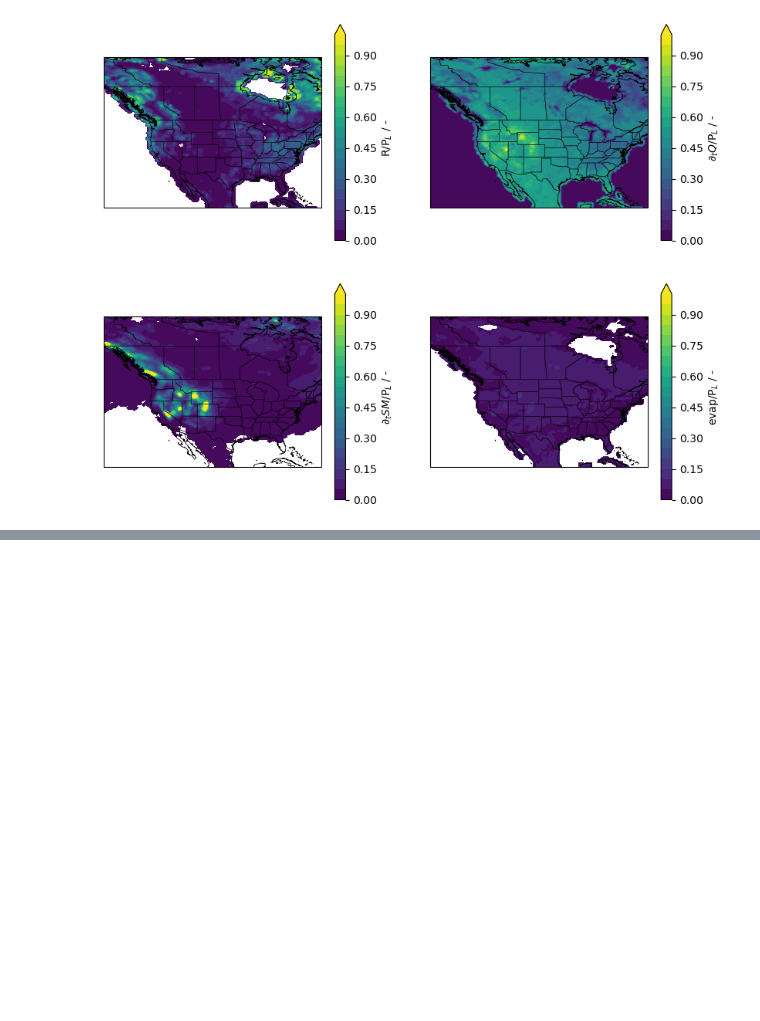
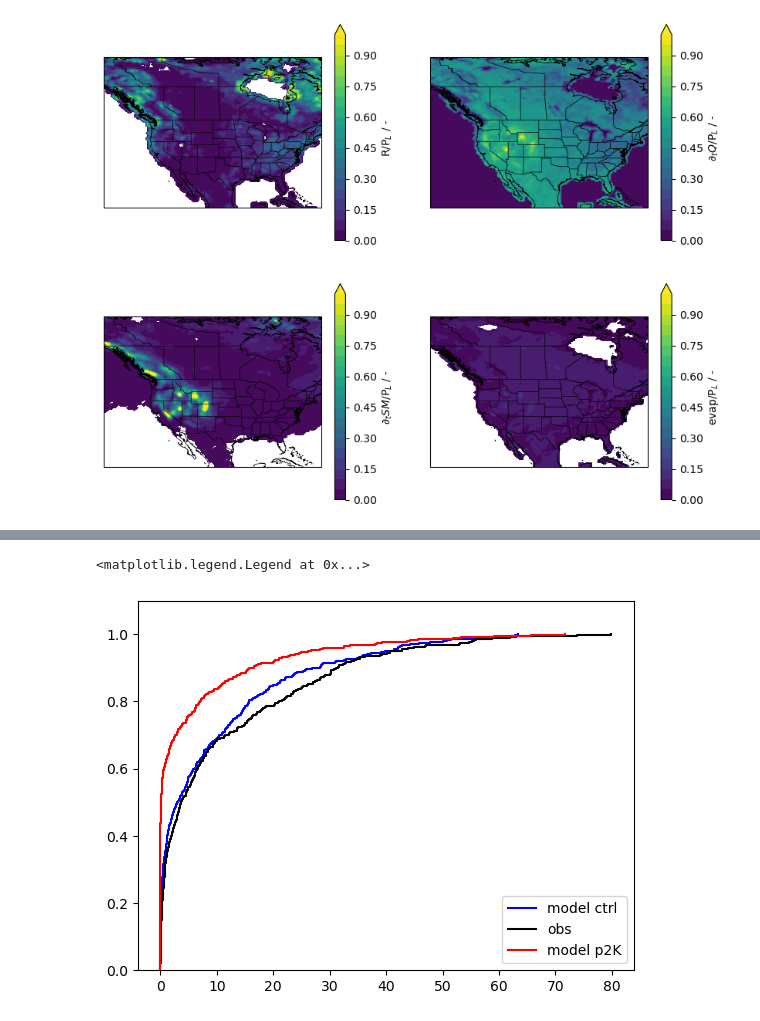
Before and after one commit to Smpljack/AR-analysis, a Jupyter notebook: runoff_composite_map.ipynb, the cells around one changed output, grey strips where cells are left out. Drawn from its saved outputs; the diff is of its cells as text; code cells hidden in the pictures; blank space fills up the shorter version.

```diff
--- a/runoff_composite_map.ipynb
+++ b/runoff_composite_map.ipynb
@@ -325,0 +433,10 @@ for ax in [ax1, ax2, ax3, ax4]:
+# %%
+h = plt.ecdf(model_data_loc.pr.isel(time=5)*86400, label='model ctrl', color='blue')
+h = plt.ecdf(obs_data_loc.pr.isel(time=5)*86400, label='obs', color='black')
+h = plt.ecdf(model_data_p2K_loc.pr.isel(time=5)*86400, label='model p2K', color='red')
+plt.ylim([0, 1.1])
+plt.legend()
+plt.title('Providence')
+# %% [output]
+<matplotlib.legend.Legend at 0x...>
+[figure, added]
```
Also changed, not shown: parts of 4 cells of this notebook, 2 other files.
